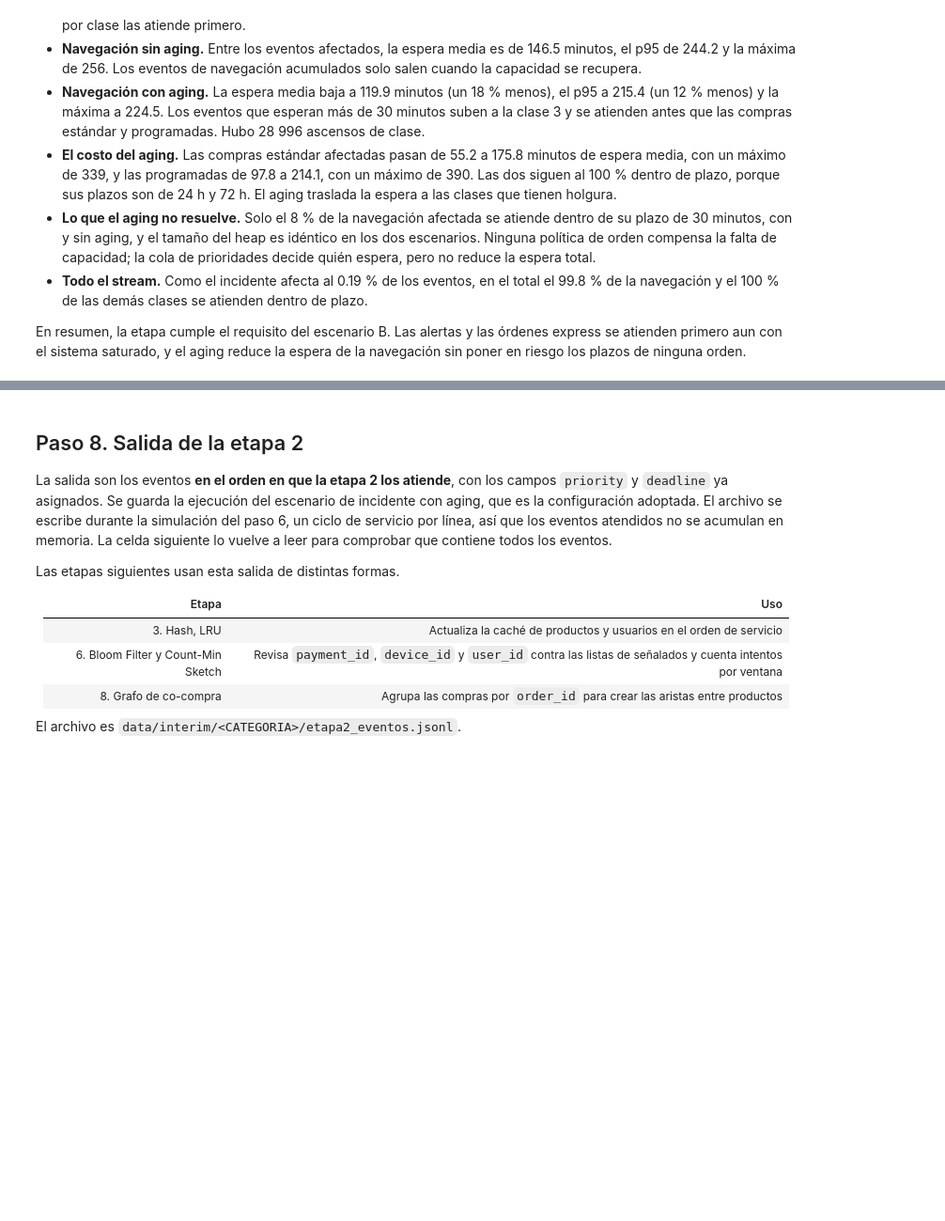
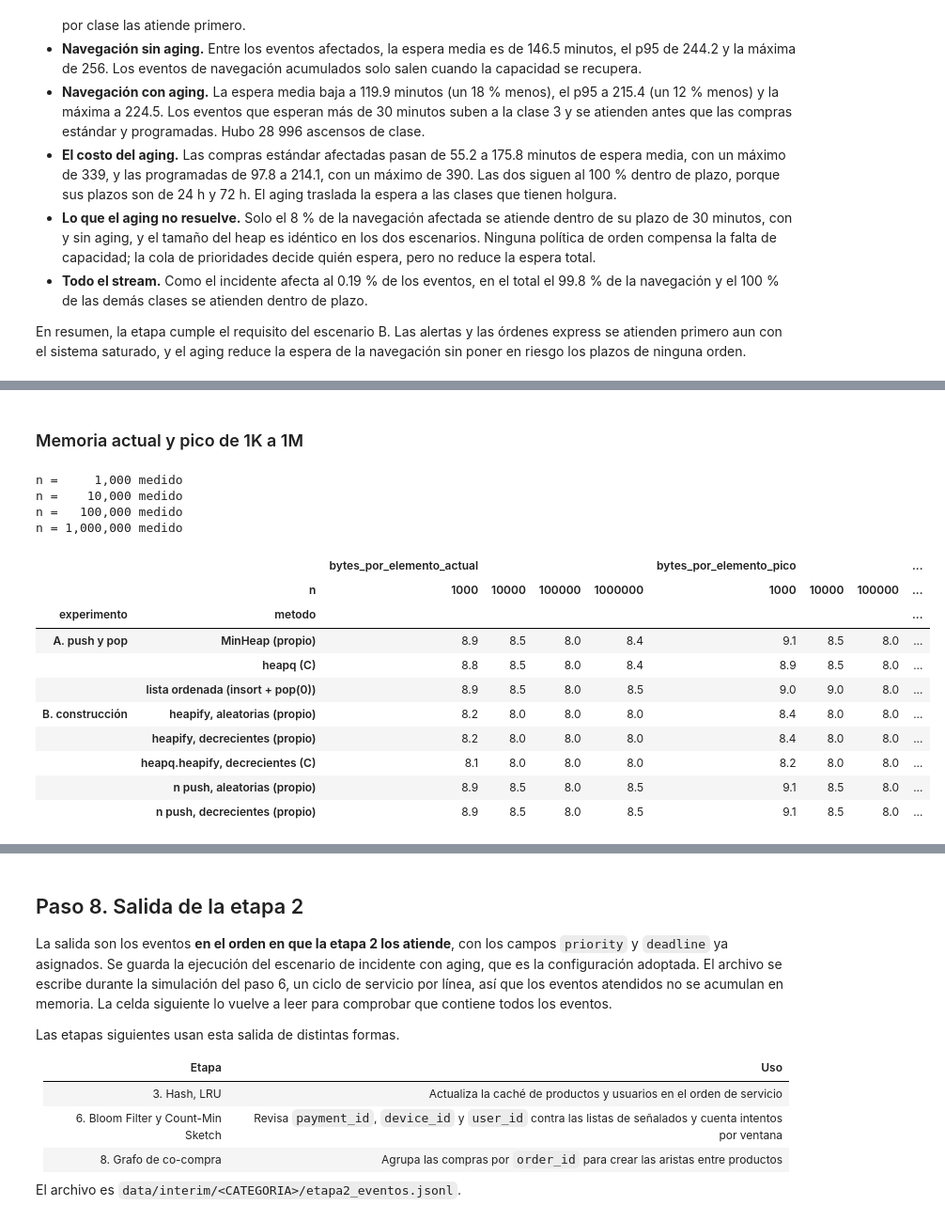
Before and after one commit to AlexanderPereda/proyecto_final_grupo1, a Jupyter notebook: notebooks/etapa2_cola_prioridades.ipynb, the cells around one changed output, grey strips where cells are left out. Shown at 94% size. Drawn from its saved outputs; the diff is of its cells as text; code cells hidden in the pictures; blank space fills up the shorter version.

```diff
--- a/notebooks/etapa2_cola_prioridades.ipynb
+++ b/notebooks/etapa2_cola_prioridades.ipynb
@@ -774,0 +885,40 @@ A 100K la lista ordenada ya es 4 veces más lenta que `MinHeap`, y la diferencia
+# %% [markdown]
+### Memoria actual y pico de 1K a 1M
+# %%
+if ruta_memoria_exp.exists() and not REEJECUTAR_EXPERIMENTOS:
+    memoria_exp = pd.read_csv(ruta_memoria_exp)
+    print(f"Resultados leídos de {ruta_memoria_exp.relative_to(RAIZ)}")
+else:
+    filas = []
+    for n in TAMANOS:
+        datos = {}
+        for experimento, metodos in EXPERIMENTOS.items():
+            for metodo, (generar, llenar, vaciar) in metodos.items():
+                actual, pico = medir_memoria(llenar, vaciar, datos.setdefault(generar, generar(n)))
+                filas.append({"experimento": experimento, "metodo": metodo, "n": n,
+                              "actual_mb": actual / 1e6, "pico_mb": pico / 1e6})
+        del datos
+        print(f"n = {n:>9,} medido")
+    memoria_exp = pd.DataFrame(filas)
+    memoria_exp.to_csv(ruta_memoria_exp, index=False)
+
+memoria_exp["bytes_por_elemento_actual"] = memoria_exp["actual_mb"] * 1e6 / memoria_exp["n"]
+memoria_exp["bytes_por_elemento_pico"] = memoria_exp["pico_mb"] * 1e6 / memoria_exp["n"]
+memoria_exp.pivot(index=["experimento", "metodo"], columns="n",
+                  values=["bytes_por_elemento_actual", "bytes_por_elemento_pico"]).round(1)
+# %% [output]
+n =     1,000 medido
+n =    10,000 medido
+n =   100,000 medido
+n = 1,000,000 medido
+|  |  | bytes_por_elemento_actual |  |  |  | bytes_por_elemento_pico |  |  | ... |
+|  | n | 1000 | 10000 | 100000 | 1000000 | 1000 | 10000 | 100000 | ... |
+| experimento | metodo |  |  |  |  |  |  |  | ... |
+| A. push y pop | MinHeap (propio) | 8.9 | 8.5 | 8.0 | 8.4 | 9.1 | 8.5 | 8.0 | ... |
+|  | heapq (C) | 8.8 | 8.5 | 8.0 | 8.4 | 8.9 | 8.5 | 8.0 | ... |
+|  | lista ordenada (insort + pop(0)) | 8.9 | 8.5 | 8.0 | 8.5 | 9.0 | 9.0 | 8.0 | ... |
+| B. construcción | heapify, aleatorias (propio) | 8.2 | 8.0 | 8.0 | 8.0 | 8.4 | 8.0 | 8.0 | ... |
+|  | heapify, decrecientes (propio) | 8.2 | 8.0 | 8.0 | 8.0 | 8.4 | 8.0 | 8.0 | ... |
+|  | heapq.heapify, decrecientes (C) | 8.1 | 8.0 | 8.0 | 8.0 | 8.2 | 8.0 | 8.0 | ... |
+|  | n push, aleatorias (propio) | 8.9 | 8.5 | 8.0 | 8.5 | 9.1 | 8.5 | 8.0 | ... |
+|  | n push, decrecientes (propio) | 8.9 | 8.5 | 8.0 | 8.5 | 9.1 | 8.5 | 8.0 | ... |
```
Also changed, not shown: parts of 22 cells of this notebook, 12 other files.
